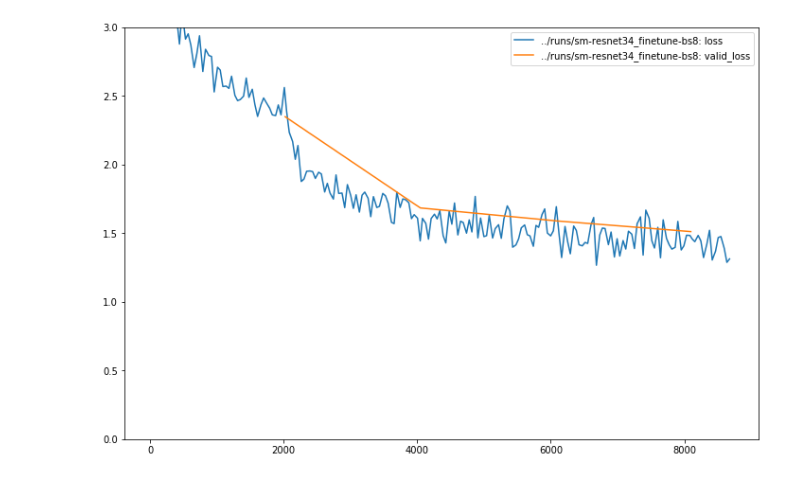
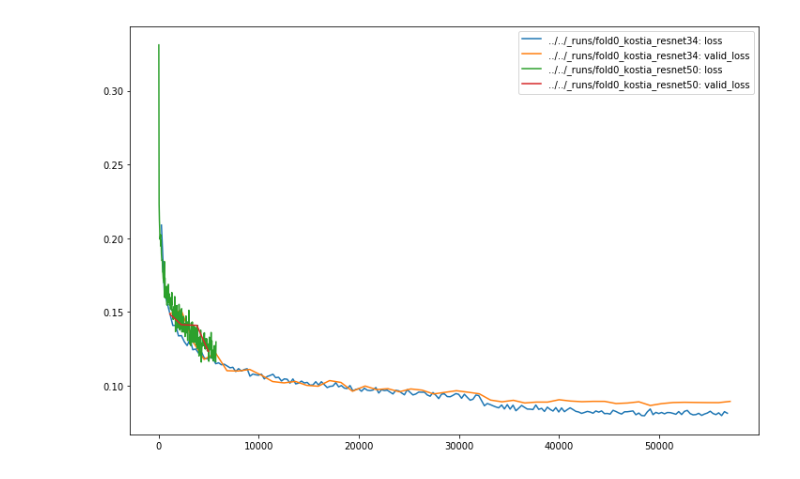
Before and after one commit to lopuhin/kaggle-amazon-2017, a Jupyter notebook: notebooks/Monitor.ipynb, the cells around one changed output. Drawn from its saved outputs; the diff is of its cells as text; code cells hidden in the pictures.

```diff
--- a/notebooks/Monitor.ipynb
+++ b/notebooks/Monitor.ipynb
@@ -7,23 +7,28 @@ import utils
 # %%
 utils.plot(
     #'../runs/resnet50/',
     #'../runs/resnet50-aug/',
     #'../runs/resnet50-aug-fold5/',
-    #'../runs/resnet50-finetune/',
+    #'../../_runs/fold0_kostia_resnet50_finetune/',
     #'../runs/resnet50-finetune-lr-0.00002-dropout/',
 
     #'../runs/resnet50-finetune-lr-0.00002/',
     #'../runs/resnet101-finetune-lr-0.00002/',
 
-    '../runs/sm-resnet34_finetune-bs8/',
-    ymax=3,
+    #'../runs/sm-resnet34_finetune-bs8/',
+
+    #'../../../planet/runs/resnet50-aug/',
+    '../../_runs/fold0_kostia_resnet34/',
+    '../../_runs/fold0_kostia_resnet50/',
+    '../../_runs/fold0_kostia_densenet121/',
+    #ymax=3,
 
     #'../runs/vgg11_bn/',
     #'../runs/vgg16_bn/',
 
-    #ymax=0.125, ymin=0.08,
-    #'valid_f2', ymin=0.91, ymax=0.93,
+    #ymax=0.12, ymin=0.08,
+    #'valid_f2', ymin=0.88, ymax=0.93,
     #xmax=10000,
 )
 # %% [output]
-[figure, old version]
+[figure, new version]
```
Also changed, not shown: 1 other file.
